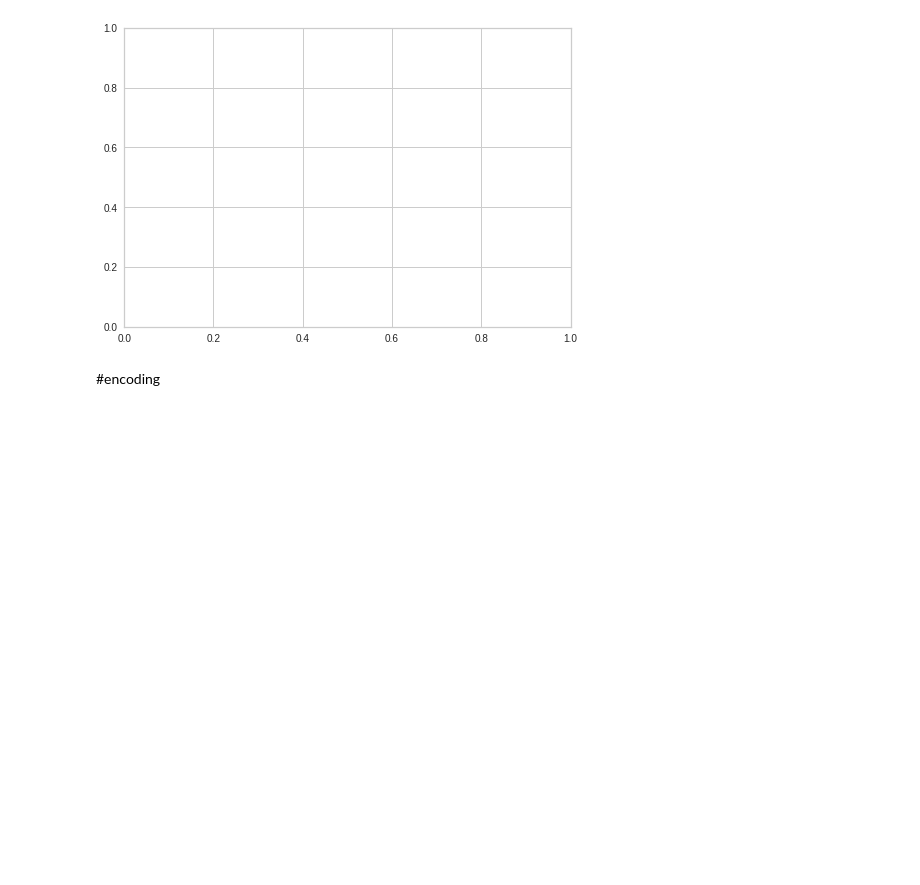
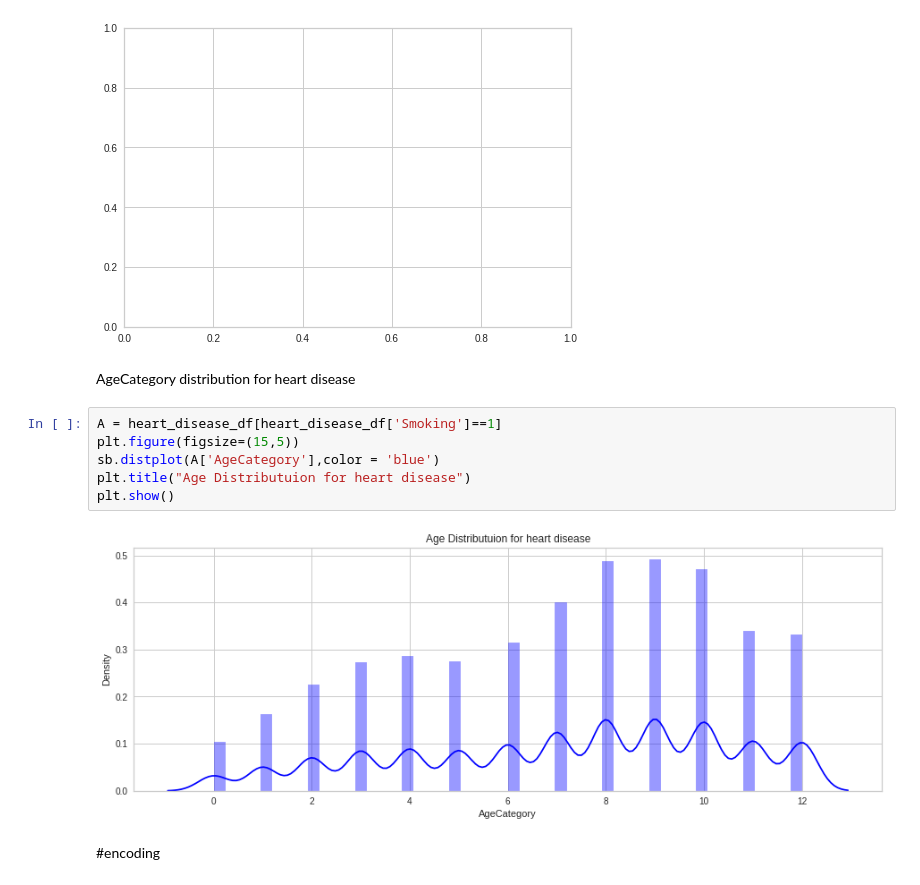
Before and after one commit to MaliheDahmardeh/project, a Jupyter notebook: Copy_of_Untitled0.ipynb, the cells around one changed output. Saved outputs shown, nothing was run; the diff lists cells and outputs as text; blank space fills up the shorter version.

```diff
--- a/Copy_of_Untitled0.ipynb
+++ b/Copy_of_Untitled0.ipynb
@@ -232,6 +238,16 @@ sb.histplot(x=heart_disease_df['HeartDisease'].where(heart_disease_df['Smoking']
 # %% [output]
 <matplotlib.axes._subplots.AxesSubplot at 0x...>
 [figure]
+# %% [markdown]
+AgeCategory distribution for heart disease
+# %%
+A = heart_disease_df[heart_disease_df['Smoking']==1]
+plt.figure(figsize=(15,5))
+sb.distplot(A['AgeCategory'],color = 'blue')
+plt.title("Age Distributuion for heart disease")
+plt.show()
+# %% [output]
+[figure, added]
 # %% [markdown]
 #encoding
 # %% [markdown]
```
Also changed, not shown: parts of 3 cells of this notebook.
